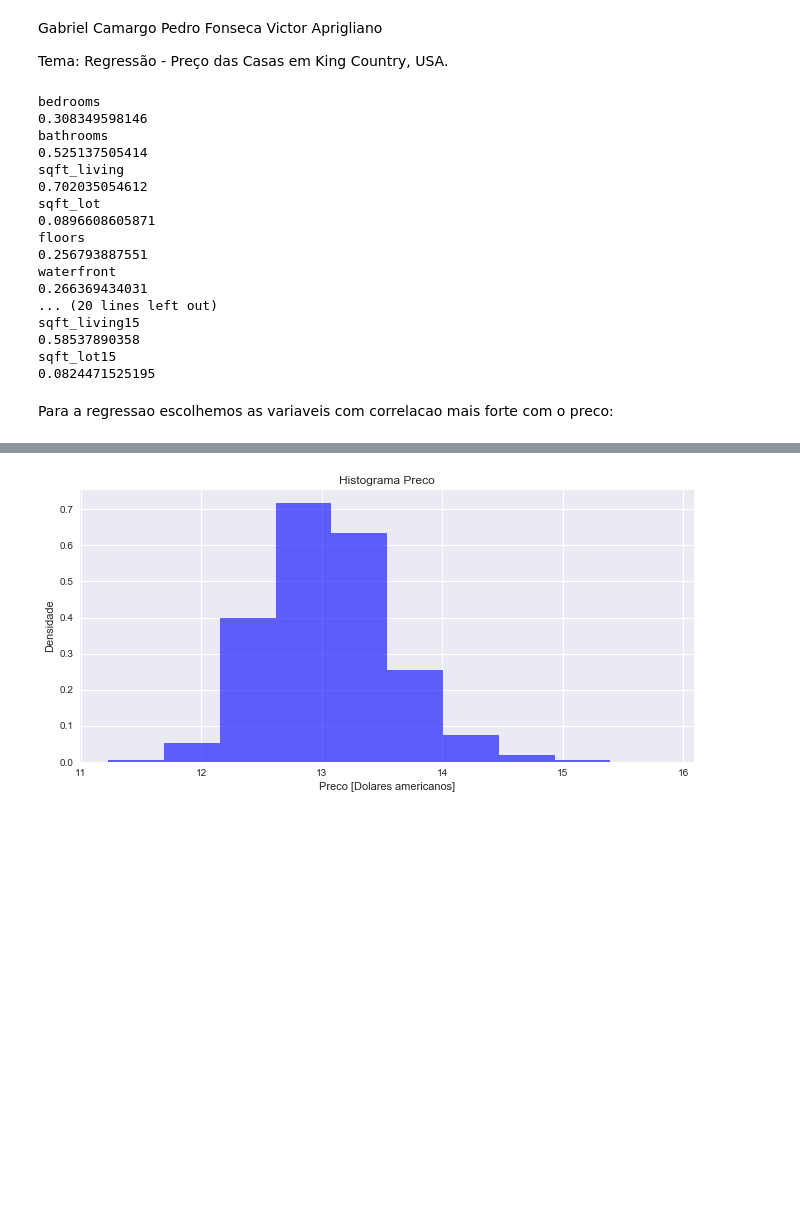
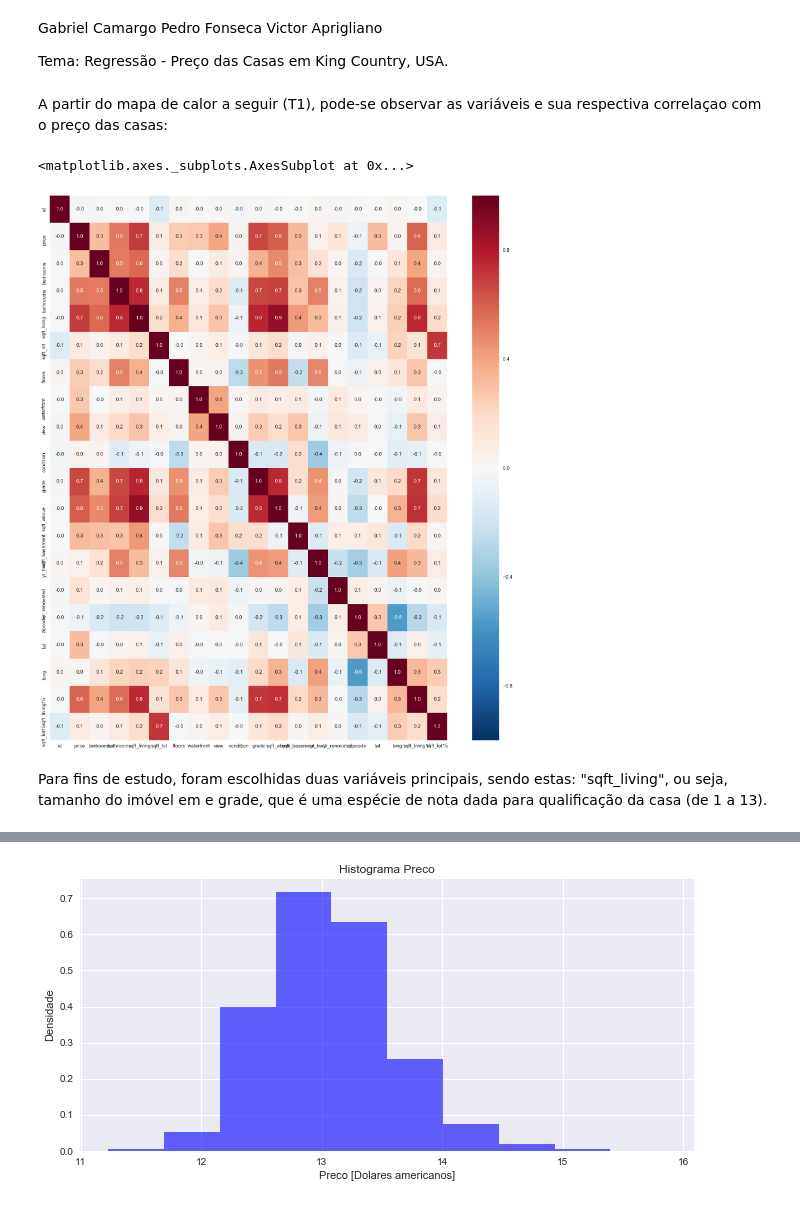
Before and after one commit to pedroarf/projeto3cd, a Jupyter notebook: projeto3-checkpoint.ipynb, the cells around one changed output, grey strips where cells are left out. Saved outputs shown, nothing was run; the diff lists cells and outputs as text; code cells hidden in the pictures; blank space fills up the shorter version.

```diff
--- a/projeto3-checkpoint.ipynb
+++ b/projeto3-checkpoint.ipynb
@@ -14,33 +14,23 @@ import os
 from numpy import arange
 import numpy as np
 from sklearn.linear_model import LinearRegression
+# %% [markdown]
+A partir do mapa de calor a seguir (T1), pode-se observar as variáveis e sua respectiva correlaçao com o preço das casas:
 # %%
-dados = pd.read_csv('kc_house_data.csv',sep=',')
-for j in dados.columns:
-    if j!='date':
-        if j!='id':
-            if j!='price':
-                print(j)
-                print(dados[j].corr(dados['price'])) #mais 3 pq as as duas primeiras nao sao quantitativas e a terceira eh o proprio preco
+# dados = pd.read_csv('kc_house_data.csv',sep=',')
+# for j in dados.columns:
+#     if j!='date':
+#         if j!='id':
+#             if j!='price':
+#                 print(j)
+#                 print(dados[j].corr(dados['price'])) #mais 3 pq as as duas primeiras nao sao quantitativas e a terceira eh o proprio preco
+
+f,ax = plt.subplots(figsize=(20,20))
+sns.heatmap(dados.corr(), annot=True, fmt= '.1f')
 # %% [output]
-bedrooms
-0.308349598146
-bathrooms
-0.525137505414
-sqft_living
-0.702035054612
-sqft_lot
-0.0896608605871
-floors
-0.256793887551
-waterfront
-0.266369434031
-... (20 lines left out)
-sqft_living15
-0.58537890358
-sqft_lot15
-0.0824471525195
+<matplotlib.axes._subplots.AxesSubplot at 0x...>
+[figure, added]
-# %% [markdown]
-Para a regressao escolhemos as variaveis com correlacao mais forte com o preco:
+# %% [markdown]
+Para fins de estudo, foram escolhidas duas variáveis principais, sendo estas: "sqft_living", ou seja, tamanho do imóvel em e grade, que é uma espécie de nota dada para qualificação da casa (de 1 a 13).
 # %%
 dados = dados.loc[:,['date','price','sqft_living',"grade"]]
```
Also changed, not shown: parts of 6 cells of this notebook.
